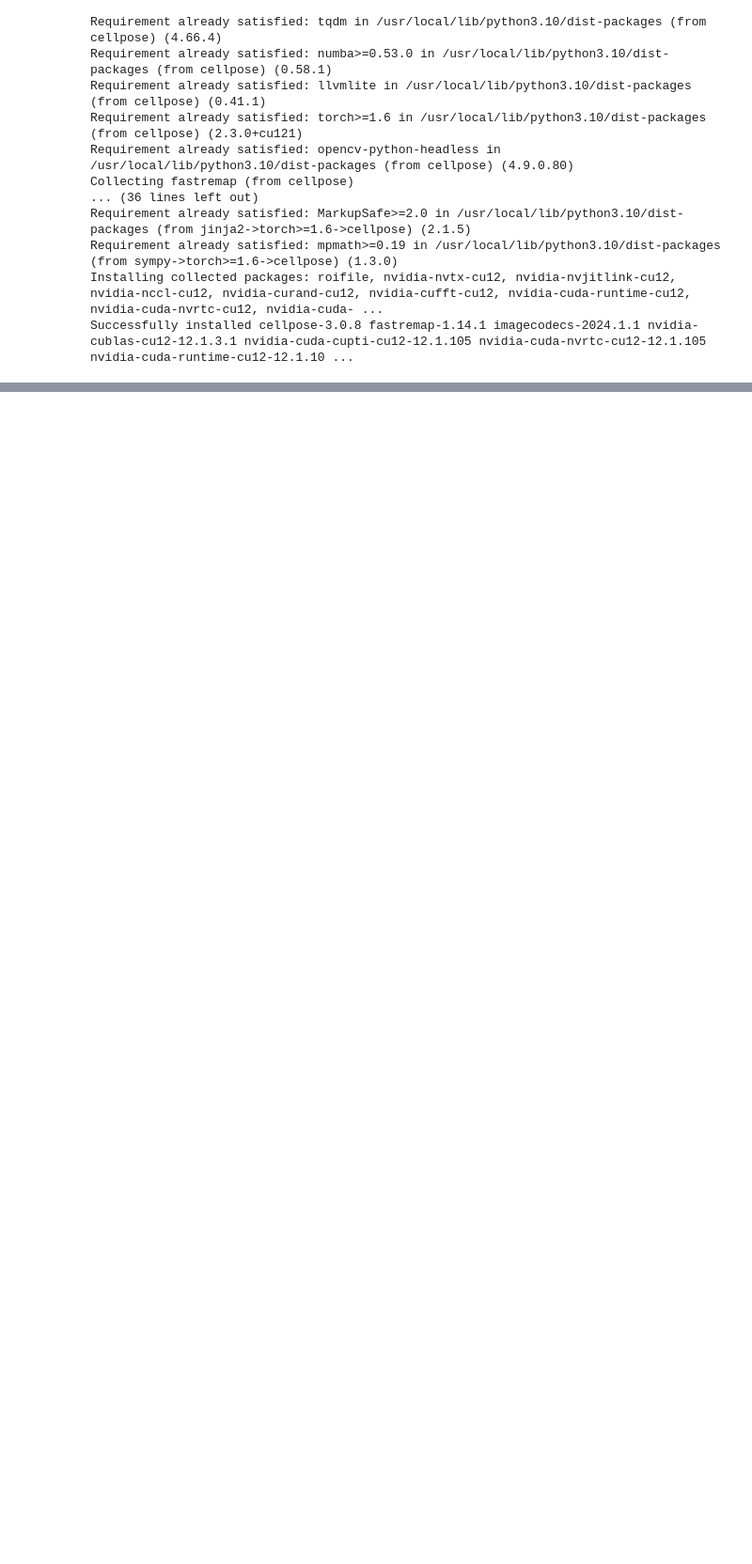
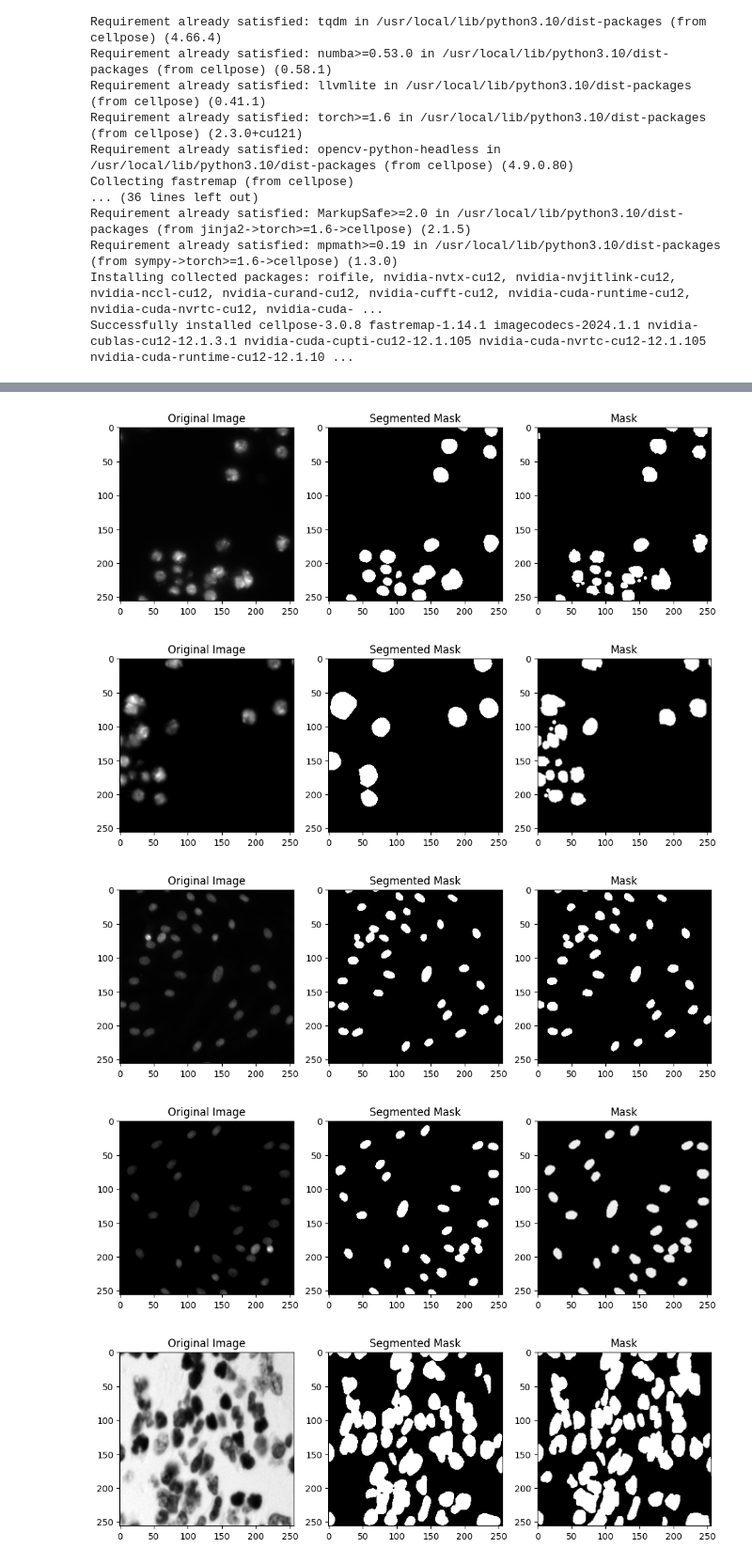
Before and after one commit to ryghrmni/DeepLifeProject, a Jupyter notebook: project04_cellsegmentation.ipynb, the cells around one changed output, grey strips where cells are left out. Shown at 94% size. Cells and saved outputs as stored; diff of their text form; code cells hidden in the pictures; blank space fills up the shorter version.

```diff
--- a/project04_cellsegmentation.ipynb
+++ b/project04_cellsegmentation.ipynb
@@ -846,0 +730,23 @@ Validation Metrics: IoU = 0.0033, Dice = 0.0036
+# %%
+# Define paths
+train_images_path = '/content/data/train/images'
+train_masks_path = '/content/data/train/masks'
+test_images_path = '/content/data/test/images'
+
+# Get list of image and mask files
+train_images = sorted(glob(os.path.join(train_images_path, '*.png')))
+train_masks = sorted(glob(os.path.join(train_masks_path, '*_merged_mask.png')))
+
+# Verify that images and masks match
+assert len(train_images) == len(train_masks), "Number of images and masks do not match"
+
+image_mask_pairs = []
+for img_path in train_images:
+    base_name = os.path.basename(img_path).split('.')[0]
+    mask_path = os.path.join(train_masks_path, f"{base_name}_merged_mask.png")
+    if os.path.exists(mask_path):
+        image_mask_pairs.append((img_path, mask_path))
+    else:
+        print(f"Mask for image {img_path} not found.")
+
+assert len(image_mask_pairs) == len(train_images), "Some images do not have corresponding masks"
@@ -846,0 +782,6 @@ Validation Metrics: IoU = 0.0033, Dice = 0.0036
+# %%
+# Segment and save training images
+train_segmented_path = '/content/data/train/segmented_masks'
+
+os.makedirs(train_segmented_path, exist_ok=True)
+segment_and_save([pair[0] for pair in image_mask_pairs], train_segmented_path)
@@ -846,0 +806,12 @@ Validation Metrics: IoU = 0.0033, Dice = 0.0036
+# %%
+# Visualize a few examples
+for img_path, mask_save_path in image_mask_pairs[:5]:
+    mask_save_path = os.path.join(train_segmented_path, f"{os.path.basename(img_path).split('.')[0]}_segmented_mask.png")
+    mask_org_path = os.path.join(train_masks_path, f"{os.path.basename(img_path).split('.')[0]}_merged_mask.png")
+    visualize_image_and_mask(img_path, mask_save_path,mask_org_path)
+# %% [output]
+[figure, added]
+[figure, added]
+[figure, added]
+[figure, added]
+[figure, added]
```
Also changed, not shown: parts of 36 cells of this notebook.
